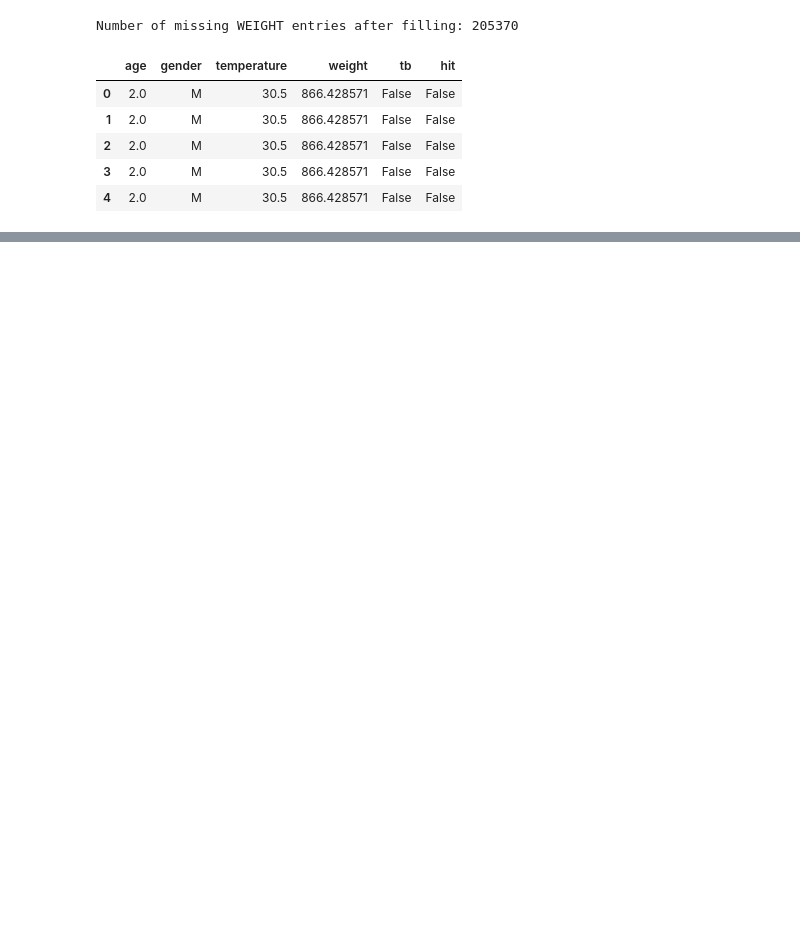
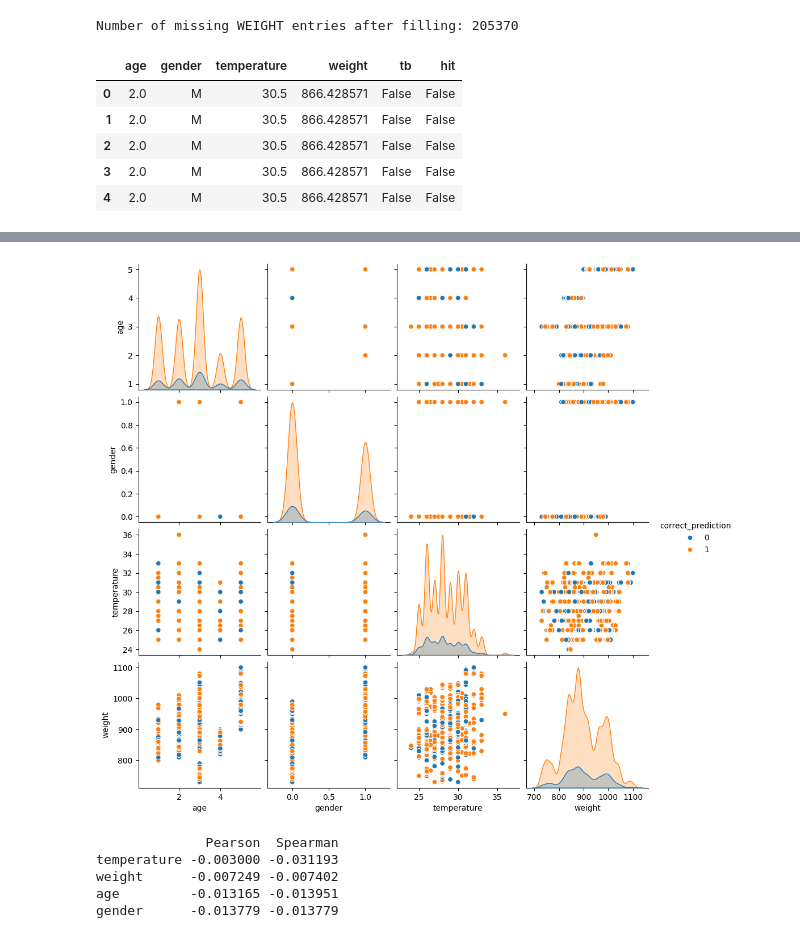
Before and after one commit to Valentin-Janclaes/Hackathon_Winning_Team_2025, a Jupyter notebook: VALENTIN.ipynb, the cells around one changed output, grey strips where cells are left out. Cells and saved outputs as stored; diff of their text form; code cells hidden in the pictures; blank space fills up the shorter version.

```diff
--- a/VALENTIN.ipynb
+++ b/VALENTIN.ipynb
@@ -200,0 +251,24 @@ df_linec_filled.head()
+# %%
+# Select numeric columns
+numeric_cols = df_linec_filled.select_dtypes(include=["float64", "int64"]).columns.tolist()
+if "correct_prediction" not in numeric_cols:
+    numeric_cols.append("correct_prediction")
+
+# Drop missing values for pairplot
+sns.pairplot(df_linec_filled[numeric_cols].dropna(), hue="correct_prediction")
+plt.show()
+# %% [output]
+[figure, added]
+# %%
+# Combine Pearson and Spearman into one table
+corr_table = pd.DataFrame({
+    "Pearson": pearson_corr,
+    "Spearman": spearman_corr
+})
+print(corr_table.sort_values("Pearson", ascending=False))
+# %% [output]
+              Pearson  Spearman
+temperature -0.003000 -0.031193
+weight      -0.007249 -0.007402
+age         -0.013165 -0.013951
+gender      -0.013779 -0.013779
```
Also changed, not shown: parts of 8 cells of this notebook.
